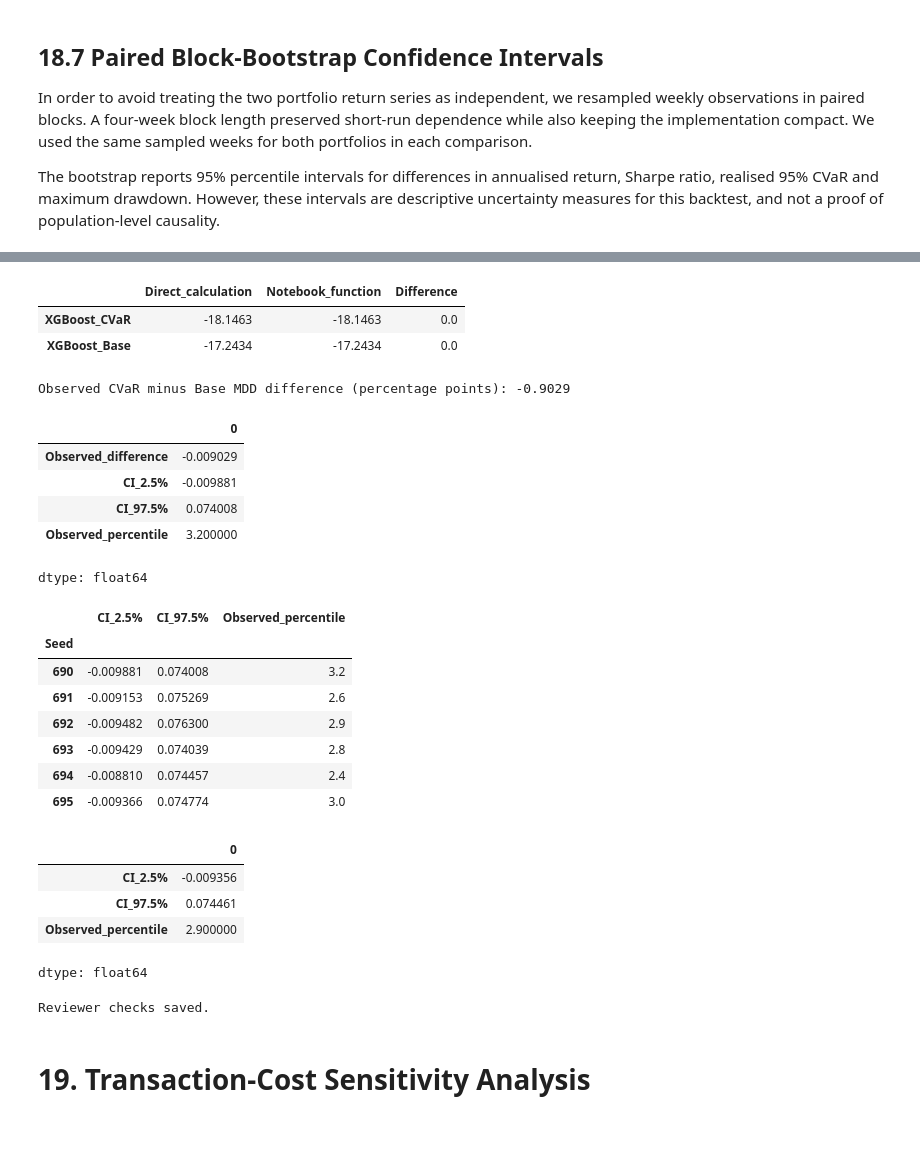
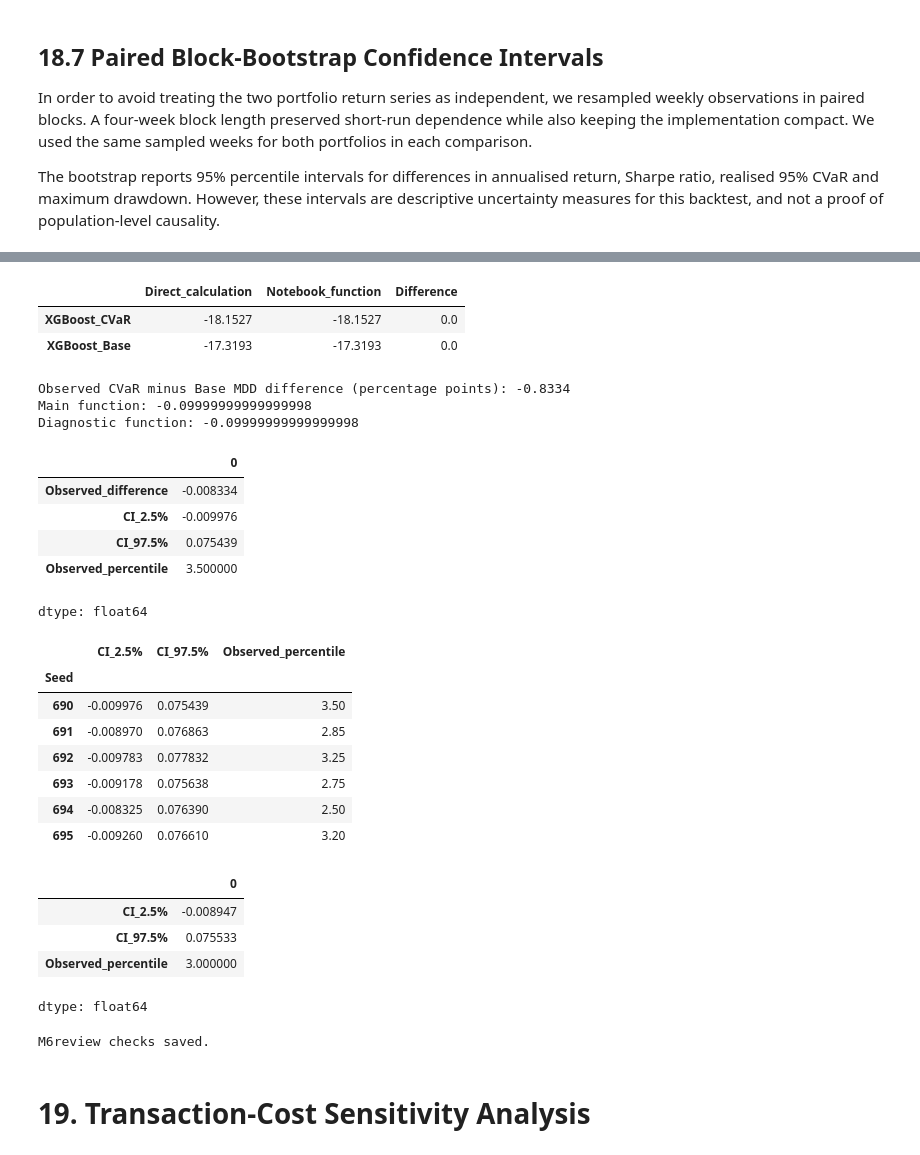
Before and after one commit to VDS2k22/cvar-aware-portfolio-allocation, a Jupyter notebook: notebooks/MScFE_690_CVaR_Transaction_Costs.ipynb, the cells around one changed output, grey strips where cells are left out. Drawn from its saved outputs; the diff is of its cells as text; code cells hidden in the pictures.

```diff
--- a/notebooks/MScFE_690_CVaR_Transaction_Costs.ipynb
+++ b/notebooks/MScFE_690_CVaR_Transaction_Costs.ipynb
@@ -1530,11 +1548,16 @@ Metrics include:
 - average turnover,
 - cumulative transaction cost.
 # %%
+
 def max_drawdown(return_series):
-    wealth = (1 + return_series.dropna()).cumprod()
-    peak = wealth.cummax()
+    r = pd.Series(return_series).dropna()
+
+    wealth = np.concatenate(([1.0], (1 + r).cumprod().to_numpy()))
+    peak = np.maximum.accumulate(wealth)
     drawdown = wealth / peak - 1
+
     return float(drawdown.min())
+
 
 
 def realised_cvar(return_series, confidence=0.95):
@@ -2179,12 +2201,17 @@ display(ic_summary.round(4))
 # %%
 # M6review check 5: maximum drawdown calculation
 
+
 def max_drawdown_array(returns):
     returns = np.asarray(returns, dtype=float)
-    wealth = np.cumprod(1 + returns)
+    returns = returns[np.isfinite(returns)]
+
+    wealth = np.concatenate(([1.0], np.cumprod(1 + returns)))
     peak = np.maximum.accumulate(wealth)
     drawdown = wealth / peak - 1
+
     return float(drawdown.min())
+
 
 cvar_returns_check = net_returns_10bps["XGBoost_CVaR"].dropna()
 
@@ -2197,36 +2224,43 @@ mdd_check = pd.DataFrame({
         max_drawdown_array(cvar_returns_check.values),
         max_drawdown_array(base_returns_check.values),
     ],
     "Notebook_function": [
         max_drawdown(cvar_returns_check),
         max_drawdown(base_returns_check),
     ],
 }, index=[
     "XGBoost_CVaR",
     "XGBoost_Base",
 ])
 
 mdd_check["Difference"] = (
     mdd_check["Direct_calculation"]
     - mdd_check["Notebook_function"]
 )
 
 display((mdd_check * 100).round(4))
 
 observed_mdd_difference = (
     max_drawdown_array(cvar_returns_check.values)
     - max_drawdown_array(base_returns_check.values)
 )
 
 print(
     "Observed CVaR minus Base MDD difference (percentage points):",
     round(observed_mdd_difference * 100, 4),
 )
+
+test = pd.Series([-0.10, 0.05])
+
+print("Main function:", max_drawdown(test))
+print("Diagnostic function:", max_drawdown_array(test))
 # %% [output]
 |  | Direct_calculation | Notebook_function | Difference |
-| XGBoost_CVaR | -18.1463 | -18.1463 | 0.0 |
-| XGBoost_Base | -17.2434 | -17.2434 | 0.0 |
+| XGBoost_CVaR | -18.1527 | -18.1527 | 0.0 |
+| XGBoost_Base | -17.3193 | -17.3193 | 0.0 |
-Observed CVaR minus Base MDD difference (percentage points): -0.9029
+Observed CVaR minus Base MDD difference (percentage points): -0.8334
+Main function: -0.09999999999999998
+Diagnostic function: -0.09999999999999998
 # %%
 # M6review check 6: maximum drawdown bootstrap
 
@@ -2335,23 +2369,23 @@ mdd_circular_check = pd.Series({
 display(mdd_circular_check.round(6))
 # %% [output]
 |  | 0 |
-| Observed_difference | -0.009029 |
-| CI_2.5% | -0.009881 |
-| CI_97.5% | 0.074008 |
-| Observed_percentile | 3.200000 |
+| Observed_difference | -0.008334 |
+| CI_2.5% | -0.009976 |
+| CI_97.5% | 0.075439 |
+| Observed_percentile | 3.500000 |
 dtype: float64
 |  | CI_2.5% | CI_97.5% | Observed_percentile |
 | Seed |  |  |  |
-| 690 | -0.009881 | 0.074008 | 3.2 |
-| 691 | -0.009153 | 0.075269 | 2.6 |
-| 692 | -0.009482 | 0.076300 | 2.9 |
-| 693 | -0.009429 | 0.074039 | 2.8 |
-| 694 | -0.008810 | 0.074457 | 2.4 |
-| 695 | -0.009366 | 0.074774 | 3.0 |
+| 690 | -0.009976 | 0.075439 | 3.50 |
+| 691 | -0.008970 | 0.076863 | 2.85 |
+| 692 | -0.009783 | 0.077832 | 3.25 |
+| 693 | -0.009178 | 0.075638 | 2.75 |
+| 694 | -0.008325 | 0.076390 | 2.50 |
+| 695 | -0.009260 | 0.076610 | 3.20 |
 |  | 0 |
-| CI_2.5% | -0.009356 |
-| CI_97.5% | 0.074461 |
-| Observed_percentile | 2.900000 |
+| CI_2.5% | -0.008947 |
+| CI_97.5% | 0.075533 |
+| Observed_percentile | 3.000000 |
 dtype: float64
 # %%
 # Save M6review checks
@@ -2410,7 +2444,7 @@ mdd_circular_check.to_csv(
 
 print("M6review checks saved.")
 # %% [output]
-Reviewer checks saved.
+M6review checks saved.
 # %% [markdown]
 # 19. Transaction-Cost Sensitivity Analysis
 # %%
```
Also changed, not shown: parts of 37 cells of this notebook.
